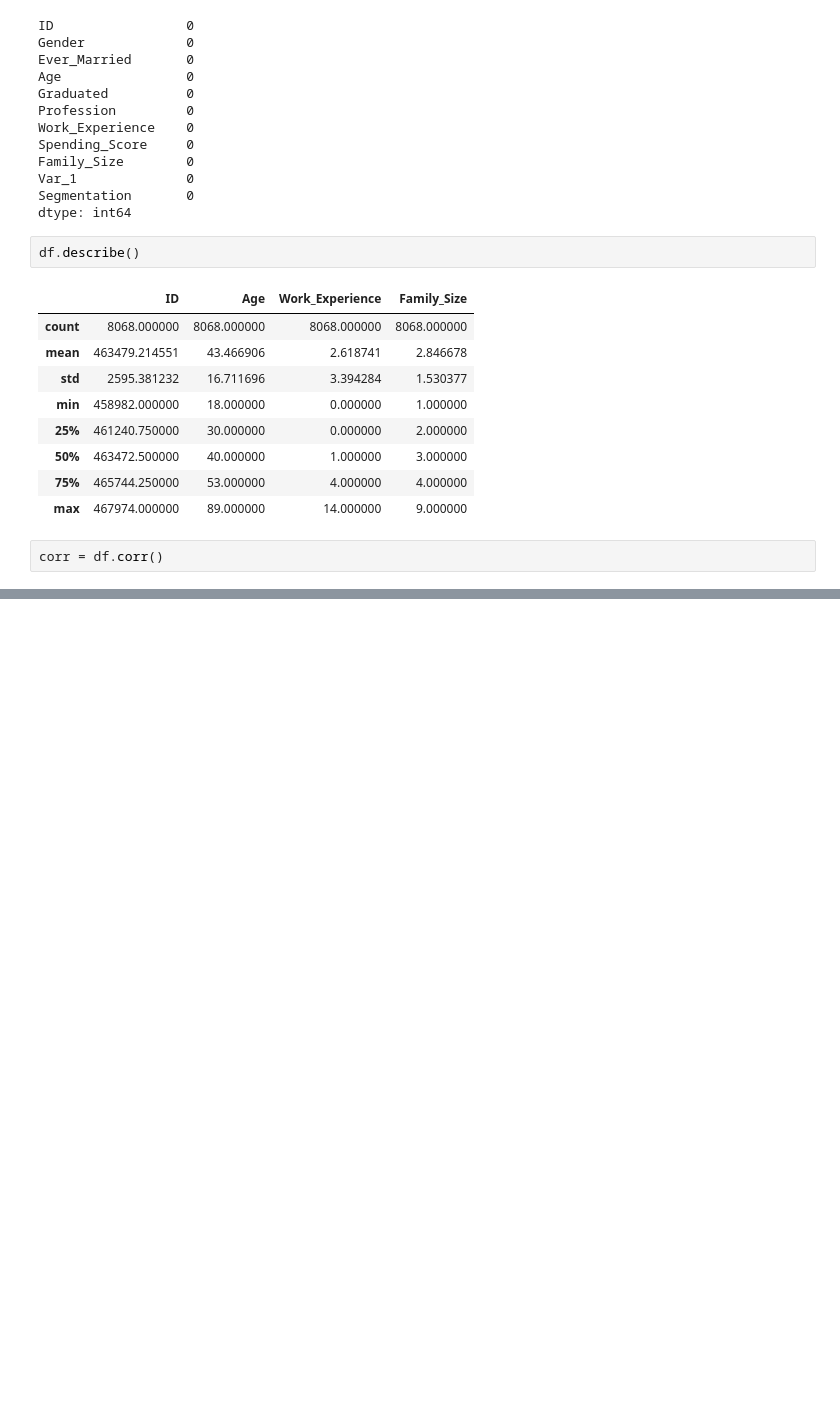
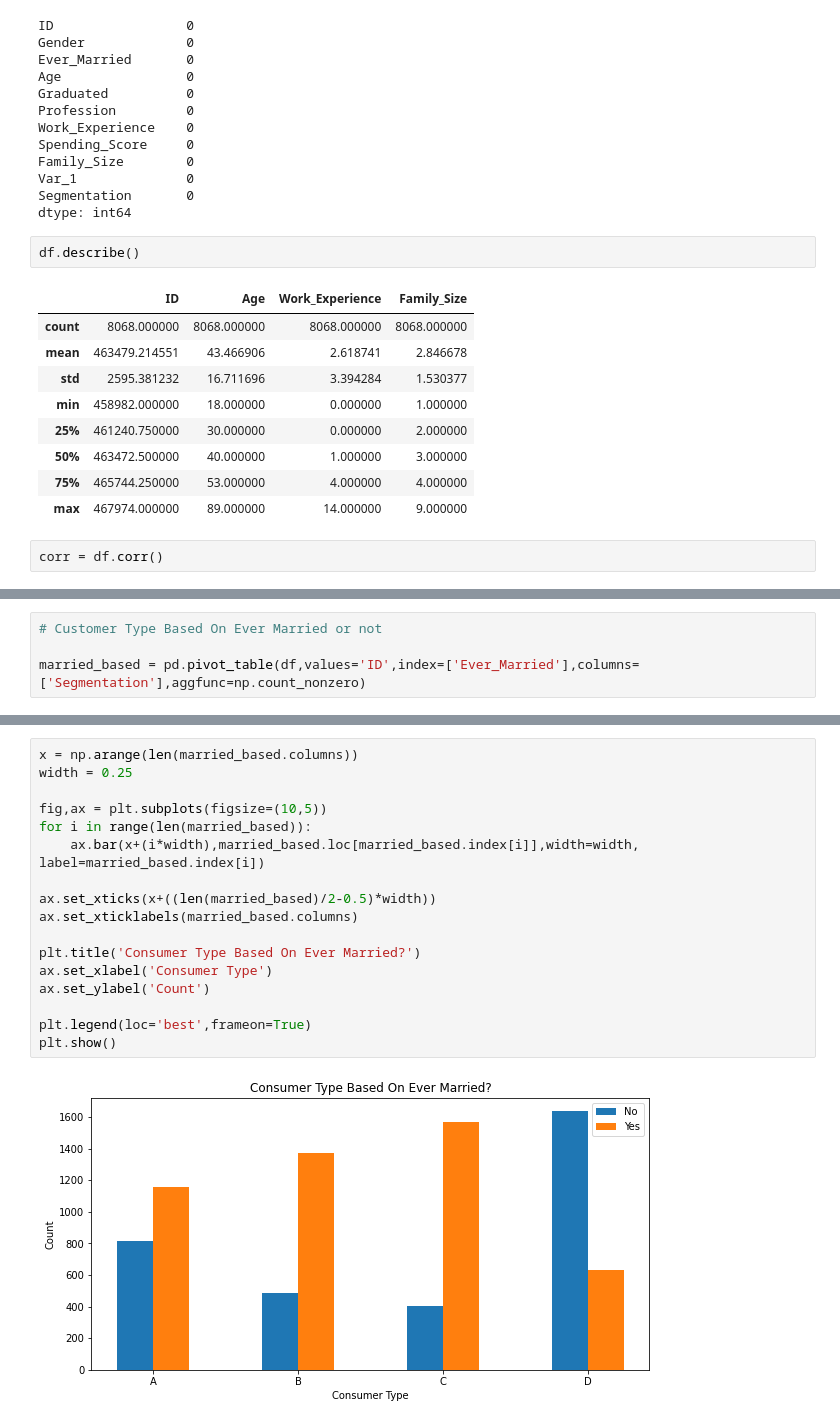
Before and after one commit to AniketKS30/Deep-Learning, a Jupyter notebook: Train_Test.ipynb, the cells around one changed output, grey strips where cells are left out. Cells and saved outputs as stored; diff of their text form; blank space fills up the shorter version.

```diff
--- a/Train_Test.ipynb
+++ b/Train_Test.ipynb
@@ -137,0 +162,4 @@ fig.show()
+# %%
+# Customer Type Based On Ever Married or not
+
+married_based = pd.pivot_table(df,values='ID',index=['Ever_Married'],columns=['Segmentation'],aggfunc=np.count_nonzero)
@@ -137,0 +173,19 @@ fig.show()
+# %%
+x = np.arange(len(married_based.columns))
+width = 0.25
+
+fig,ax = plt.subplots(figsize=(10,5))
+for i in range(len(married_based)):
+    ax.bar(x+(i*width),married_based.loc[married_based.index[i]],width=width, label=married_based.index[i])
+
+ax.set_xticks(x+((len(married_based)/2-0.5)*width))
+ax.set_xticklabels(married_based.columns)
+
+plt.title('Consumer Type Based On Ever Married?')
+ax.set_xlabel('Consumer Type')
+ax.set_ylabel('Count')
+
+plt.legend(loc='best',frameon=True)
+plt.show()
+# %% [output]
+[figure, added]
```
Also changed, not shown: parts of 35 cells of this notebook.
